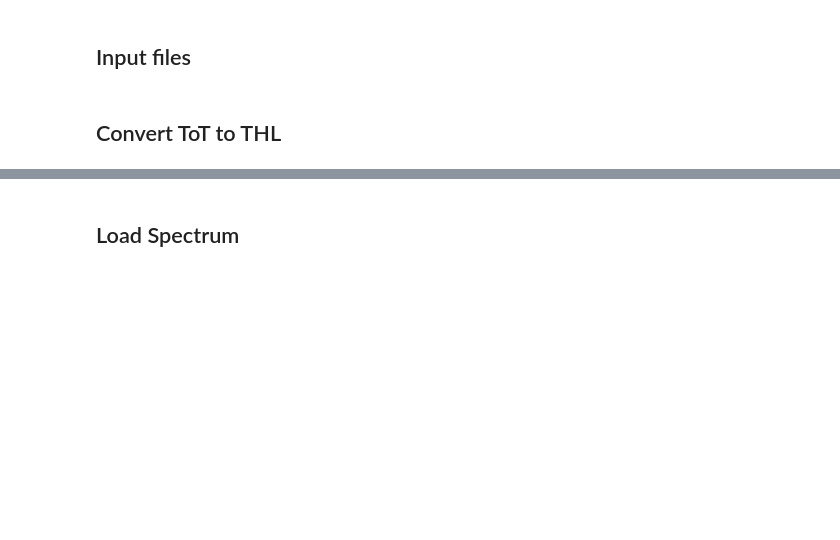
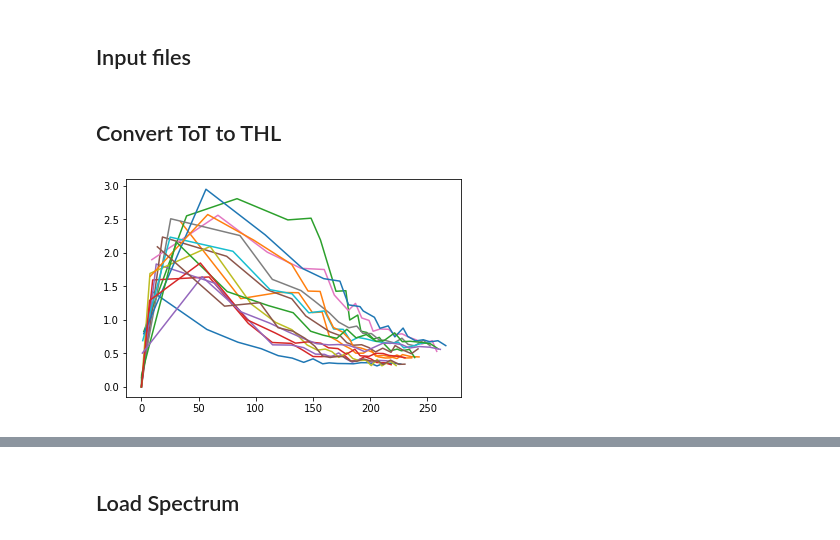
Before and after one commit to dosepix/dpx_control, a Jupyter notebook: dpx_func_python/calibration.ipynb, the cells around one changed output, grey strips where cells are left out. Cells and saved outputs as stored; diff of their text form; code cells hidden in the pictures; blank space fills up the shorter version.

```diff
--- a/dpx_func_python/calibration.ipynb
+++ b/dpx_func_python/calibration.ipynb
@@ -35,3 +36,11 @@ ToTtoTHLfn = 'ToTtoTHL/DPX22/ToTtoTHL_DPX22_2.hck'
 # ToTtoTHLfn = 'ToTtoTHL_14.p'
 # %% [markdown]
 ## Convert ToT to THL
+# %%
+for i in range(16):
+    ToT = d[3]['ToT'][i]
+    ToTErr = d[3]['ToTErr'][i]
+    # print ToT, ToTErr
+    plt.plot(ToT, ToTErr)
+# %% [output]
+[figure, added]
```
Also changed, not shown: parts of 7 cells of this notebook, 11 other files.
